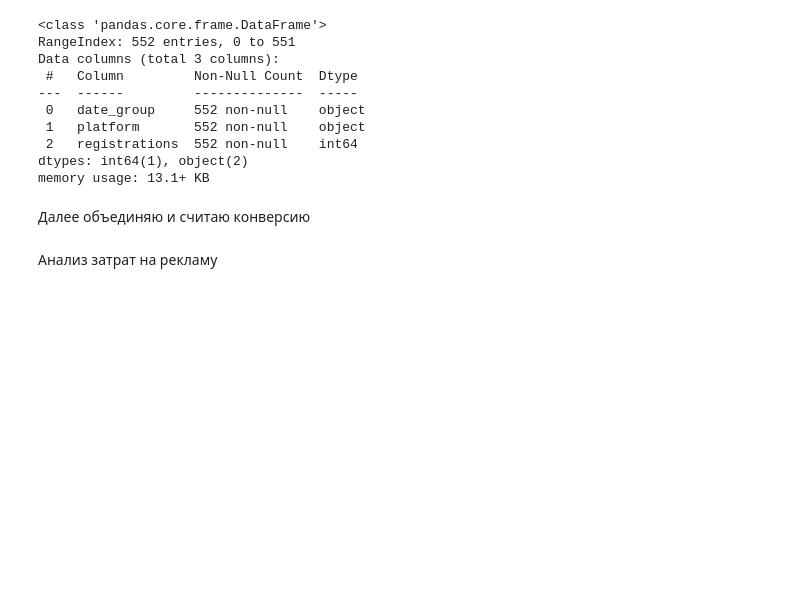
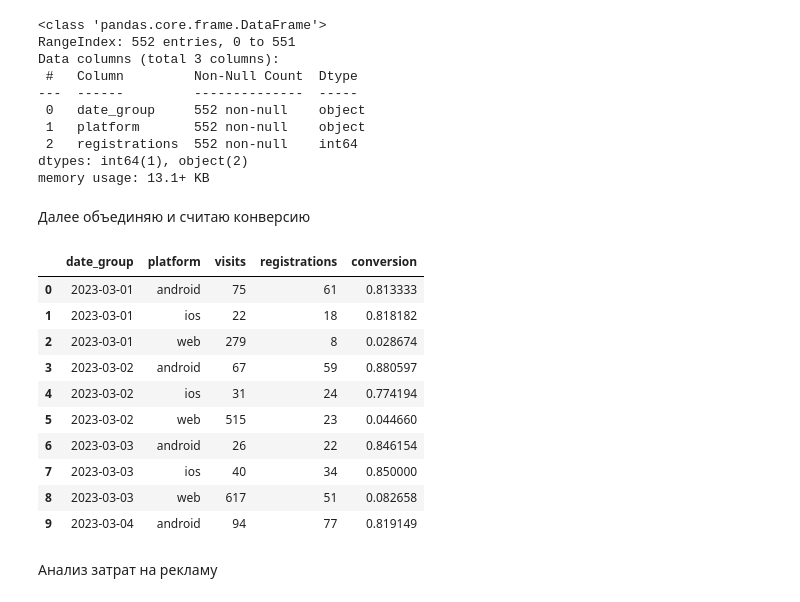
Before and after one commit to LenaVolkova/data-analytics-project-100, a Jupyter notebook: charts_project.ipynb, the cells around one changed output. Saved outputs shown, nothing was run; the diff lists cells and outputs as text; code cells hidden in the pictures; blank space fills up the shorter version.

```diff
--- a/charts_project.ipynb
+++ b/charts_project.ipynb
@@ -121,11 +121,27 @@ memory usage: 13.1+ KB
 # %%
 merged_data = pd.merge(aggregated_registrations, aggregated_visits, on=['date_group', 'platform'], how='inner')
 # %%
-merged_data["conversion"] = merged_data["visits"] / merged_data["registrations"]
+#merged_data["conversion"] = merged_data["visits"] / merged_data["registrations"]
+# %%
+merged_data["conversion"] = merged_data["registrations"] / merged_data["visits"]
 # %%
 merged_data = merged_data[["date_group", "platform", "visits", "registrations", "conversion"]]
 # %%
 merged_data_sorted = merged_data.sort_values(by='date_group', ascending=True)
+# %%
+merged_data_sorted.head(10)
+# %% [output]
+|  | date_group | platform | visits | registrations | conversion |
+| 0 | 2023-03-01 | android | 75 | 61 | 0.813333 |
+| 1 | 2023-03-01 | ios | 22 | 18 | 0.818182 |
+| 2 | 2023-03-01 | web | 279 | 8 | 0.028674 |
+| 3 | 2023-03-02 | android | 67 | 59 | 0.880597 |
+| 4 | 2023-03-02 | ios | 31 | 24 | 0.774194 |
+| 5 | 2023-03-02 | web | 515 | 23 | 0.044660 |
+| 6 | 2023-03-03 | android | 26 | 22 | 0.846154 |
+| 7 | 2023-03-03 | ios | 40 | 34 | 0.850000 |
+| 8 | 2023-03-03 | web | 617 | 51 | 0.082658 |
+| 9 | 2023-03-04 | android | 94 | 77 | 0.819149 |
 # %%
 merged_data_sorted.to_json('conversion.json')
 # %% [markdown]
```
Also changed, not shown: 1 other file.
